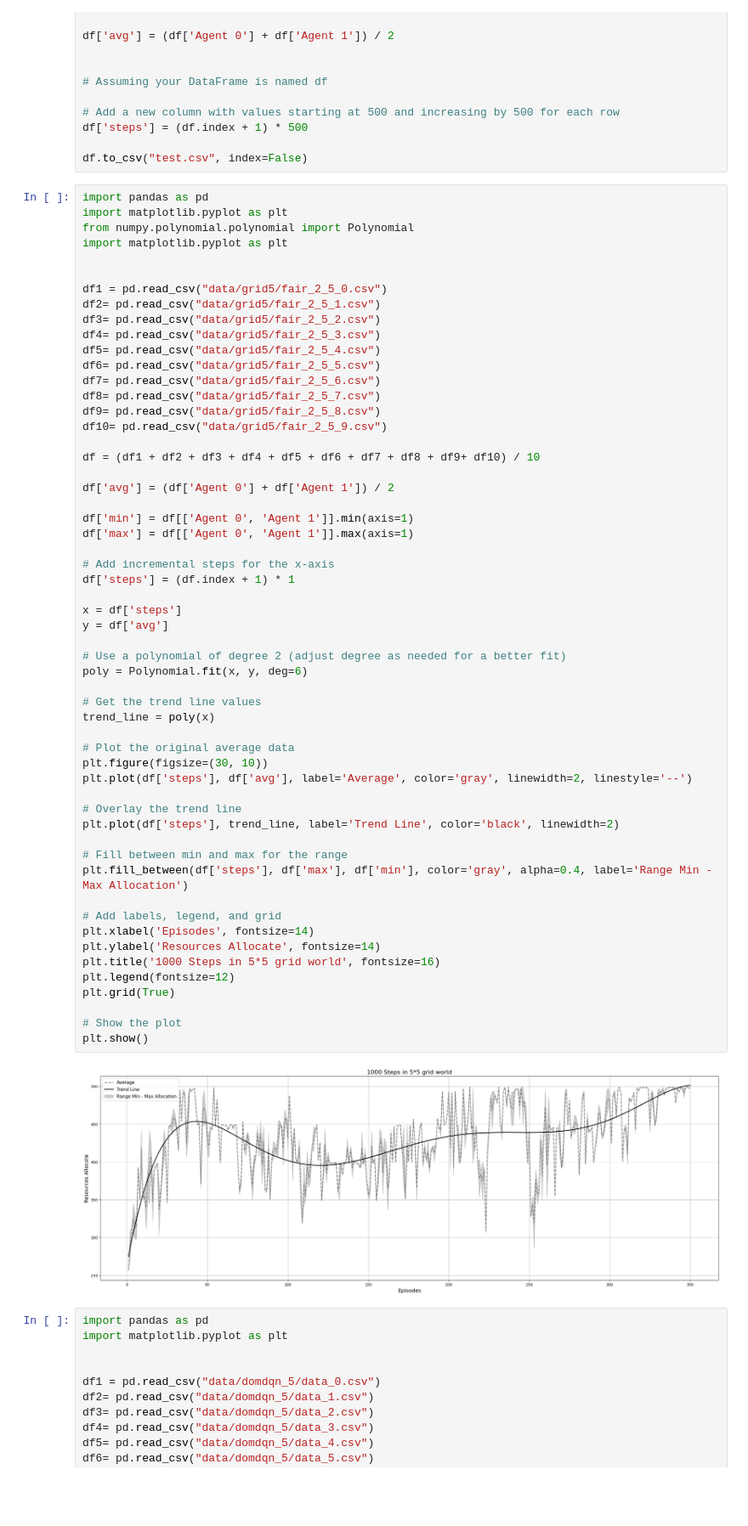
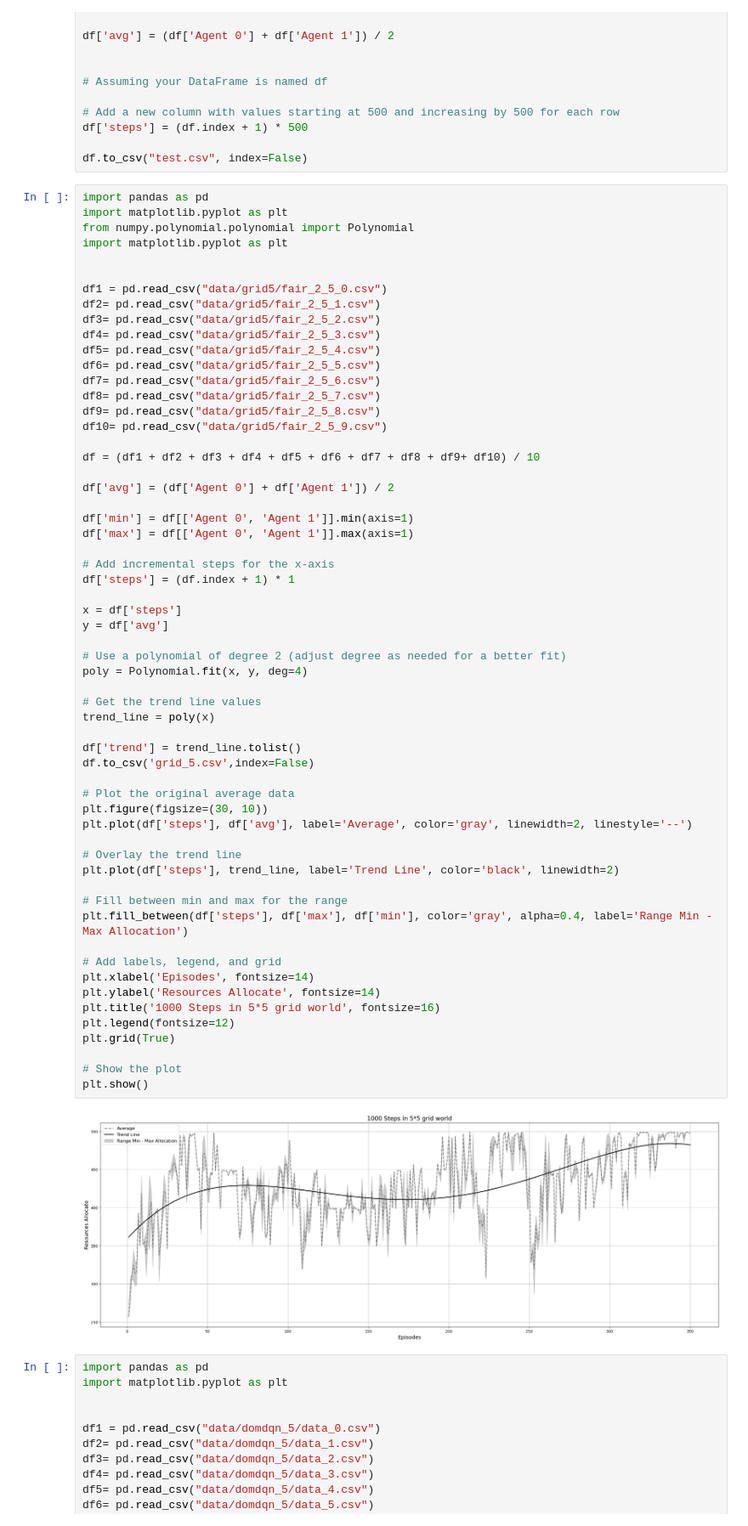
Before and after one commit to arshiarafiei/RL-HP, a Jupyter notebook: main.ipynb, the cells around one changed output. Shown at 85% size. Cells and saved outputs as stored; diff of their text form; blank space fills up the shorter version.

```diff
--- a/main.ipynb
+++ b/main.ipynb
@@ -1169,35 +1169,38 @@ df['max'] = df[['Agent 0', 'Agent 1']].max(axis=1)
 df['steps'] = (df.index + 1) * 1
 
 x = df['steps']
 y = df['avg']
 
 # Use a polynomial of degree 2 (adjust degree as needed for a better fit)
-poly = Polynomial.fit(x, y, deg=6)
+poly = Polynomial.fit(x, y, deg=4)
 
 # Get the trend line values
 trend_line = poly(x)
+
+df['trend'] = trend_line.tolist()
+df.to_csv('grid_5.csv',index=False)
 
 # Plot the original average data
 plt.figure(figsize=(30, 10))
 plt.plot(df['steps'], df['avg'], label='Average', color='gray', linewidth=2, linestyle='--')
 
 # Overlay the trend line
 plt.plot(df['steps'], trend_line, label='Trend Line', color='black', linewidth=2)
 
 # Fill between min and max for the range
 plt.fill_between(df['steps'], df['max'], df['min'], color='gray', alpha=0.4, label='Range Min - Max Allocation')
 
 # Add labels, legend, and grid
 plt.xlabel('Episodes', fontsize=14)
 plt.ylabel('Resources Allocate', fontsize=14)
 plt.title('1000 Steps in 5*5 grid world', fontsize=16)
 plt.legend(fontsize=12)
 plt.grid(True)
 
 # Show the plot
 plt.show()
 # %% [output]
-[figure, old version]
+[figure, new version]
 # %%
 import pandas as pd
 import matplotlib.pyplot as plt
```
Also changed, not shown: parts of 4 cells of this notebook, 42 other files.
